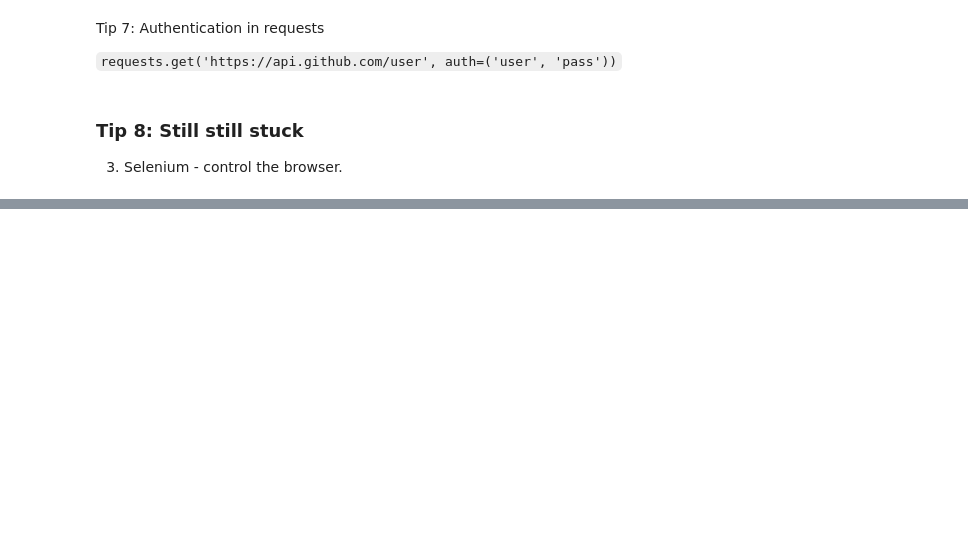
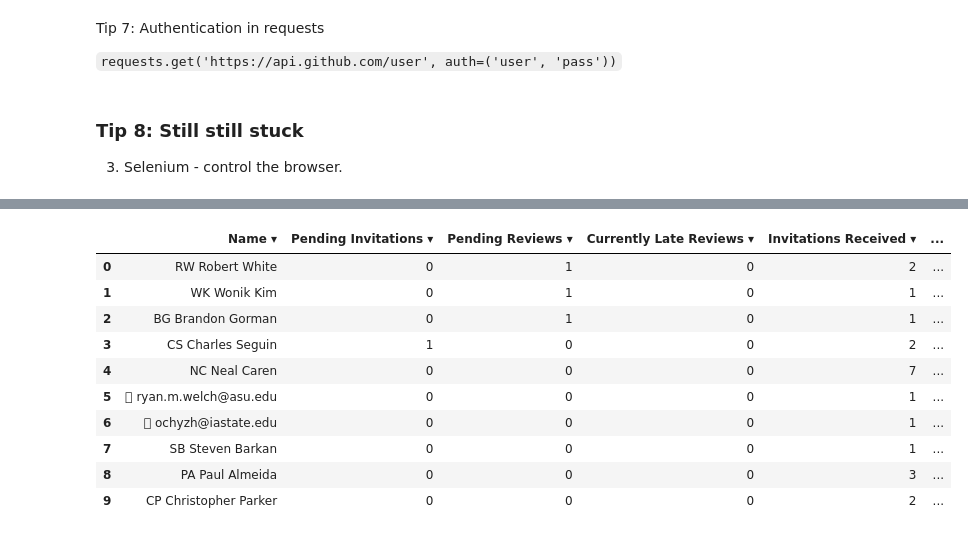
Before and after one commit to nealcaren/CSSS-CABD, a Jupyter notebook: Session05-HTML.ipynb, the cells around one changed output, grey strips where cells are left out. Cells and saved outputs as stored; diff of their text form; code cells hidden in the pictures; blank space fills up the shorter version.

```diff
--- a/Session05-HTML.ipynb
+++ b/Session05-HTML.ipynb
@@ -630,0 +673,14 @@ u'C code - 1 line - codepad'
+# %%
+pd.read_html(driver.page_source)[0]
+# %% [output]
+|  | Name ▾ | Pending Invitations ▾ | Pending Reviews ▾ | Currently Late Reviews ▾ | Invitations Received ▾ | ... |
+| 0 | RW Robert White | 0 | 1 | 0 | 2 | ... |
+| 1 | WK Wonik Kim | 0 | 1 | 0 | 1 | ... |
+| 2 | BG Brandon Gorman | 0 | 1 | 0 | 1 | ... |
+| 3 | CS Charles Seguin | 1 | 0 | 0 | 2 | ... |
+| 4 | NC Neal Caren | 0 | 0 | 0 | 7 | ... |
+| 5 |  ryan.m.welch@asu.edu | 0 | 0 | 0 | 1 | ... |
+| 6 |  ochyzh@iastate.edu | 0 | 0 | 0 | 1 | ... |
+| 7 | SB Steven Barkan | 0 | 0 | 0 | 1 | ... |
+| 8 | PA Paul Almeida | 0 | 0 | 0 | 3 | ... |
+| 9 | CP Christopher Parker | 0 | 0 | 0 | 2 | ... |
```
Also changed, not shown: parts of 35 cells of this notebook, 13 other files.
